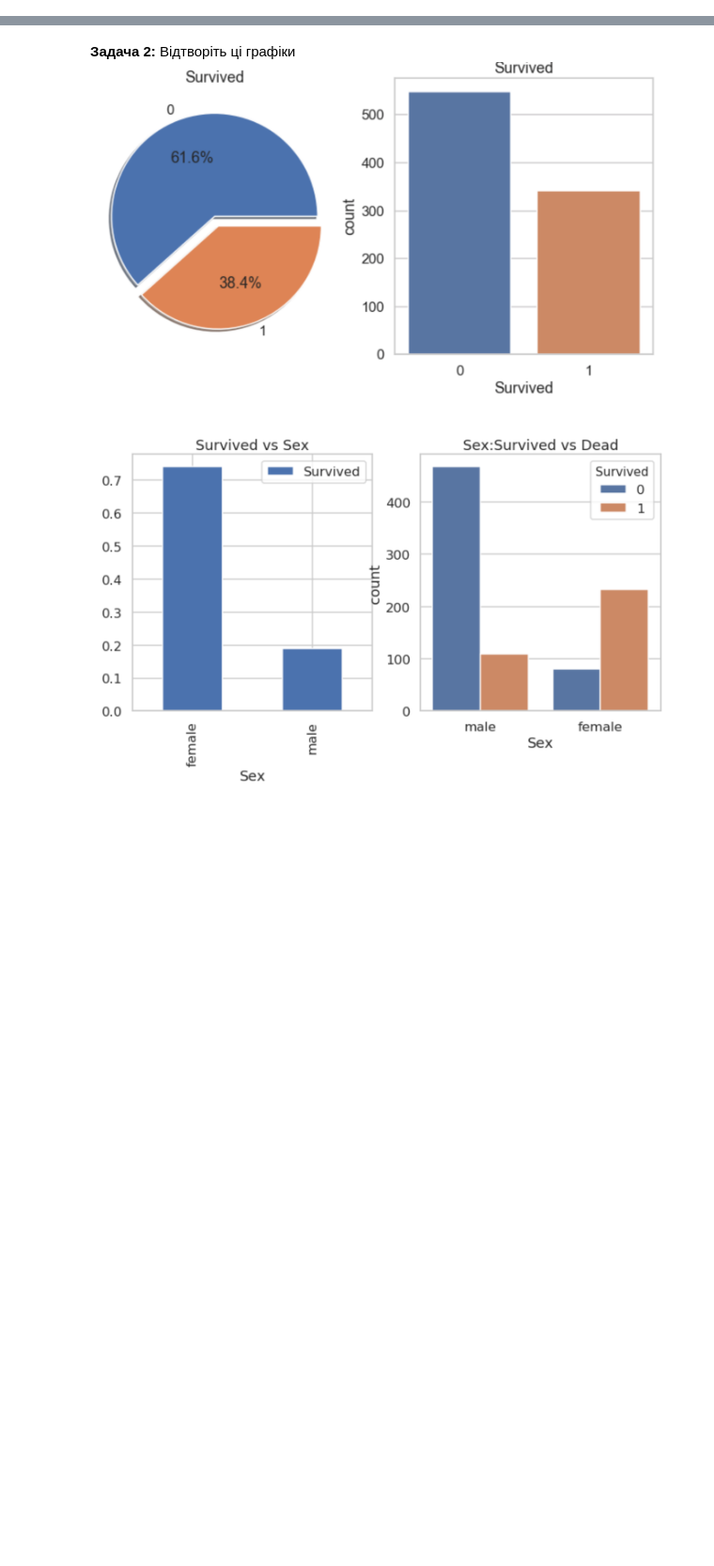
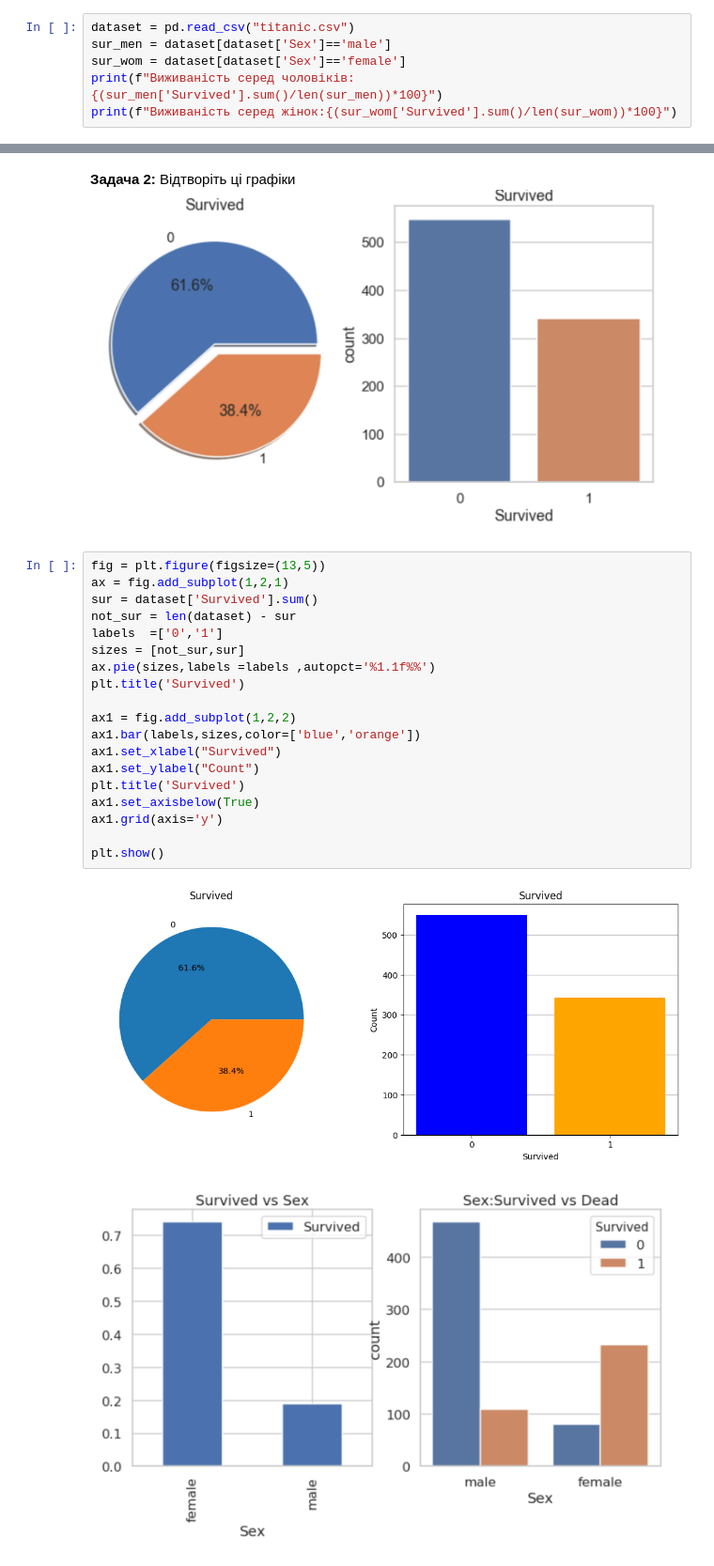
Before and after one commit to Prosik2205/OSHI, a Jupyter notebook: Task2_basic_ai_prosimyak_oleksander.ipynb, the cells around one changed output, grey strips where cells are left out. Shown at 94% size. Saved outputs shown, nothing was run; the diff lists cells and outputs as text; blank space fills up the shorter version.

```diff
--- a/Task2_basic_ai_prosimyak_oleksander.ipynb
+++ b/Task2_basic_ai_prosimyak_oleksander.ipynb
@@ -21,0 +23,6 @@
+# %%
+dataset = pd.read_csv("titanic.csv")
+sur_men = dataset[dataset['Sex']=='male']
+sur_wom = dataset[dataset['Sex']=='female']
+print(f"Виживаність серед чоловіків:{(sur_men['Survived'].sum()/len(sur_men))*100}")
+print(f"Виживаність серед жінок:{(sur_wom['Survived'].sum()/len(sur_wom))*100}")
@@ -22,6 +32,27 @@
 # %% [markdown]
 **Задача 2:** Відтворіть ці графіки
 ![image.png](embedded-picture-1)
+# %%
+fig = plt.figure(figsize=(13,5))
+ax = fig.add_subplot(1,2,1)
+sur = dataset['Survived'].sum()
+not_sur = len(dataset) - sur
+labels  =['0','1']
+sizes = [not_sur,sur]
+ax.pie(sizes,labels =labels ,autopct='%1.1f%%')
+plt.title('Survived')
+
+ax1 = fig.add_subplot(1,2,2)
+ax1.bar(labels,sizes,color=['blue','orange'])
+ax1.set_xlabel("Survived")
+ax1.set_ylabel("Count")
+plt.title('Survived')
+ax1.set_axisbelow(True)
+ax1.grid(axis='y')
+
+plt.show()
+# %% [output]
+[figure, added]
 # %% [markdown]
 ![image.png](embedded-picture-1)
 # %%
```
Also changed, not shown: parts of 4 cells of this notebook, 1 other file.
